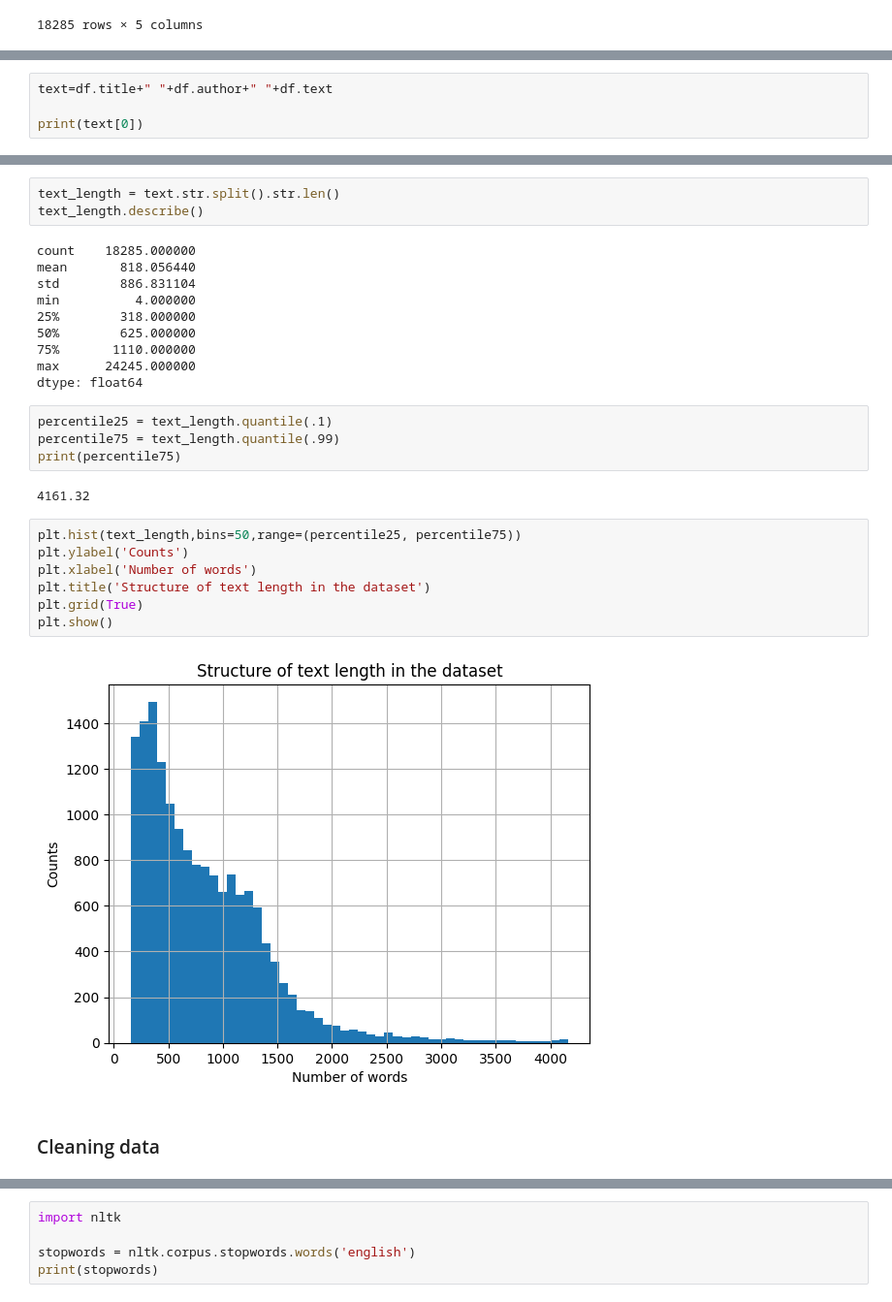
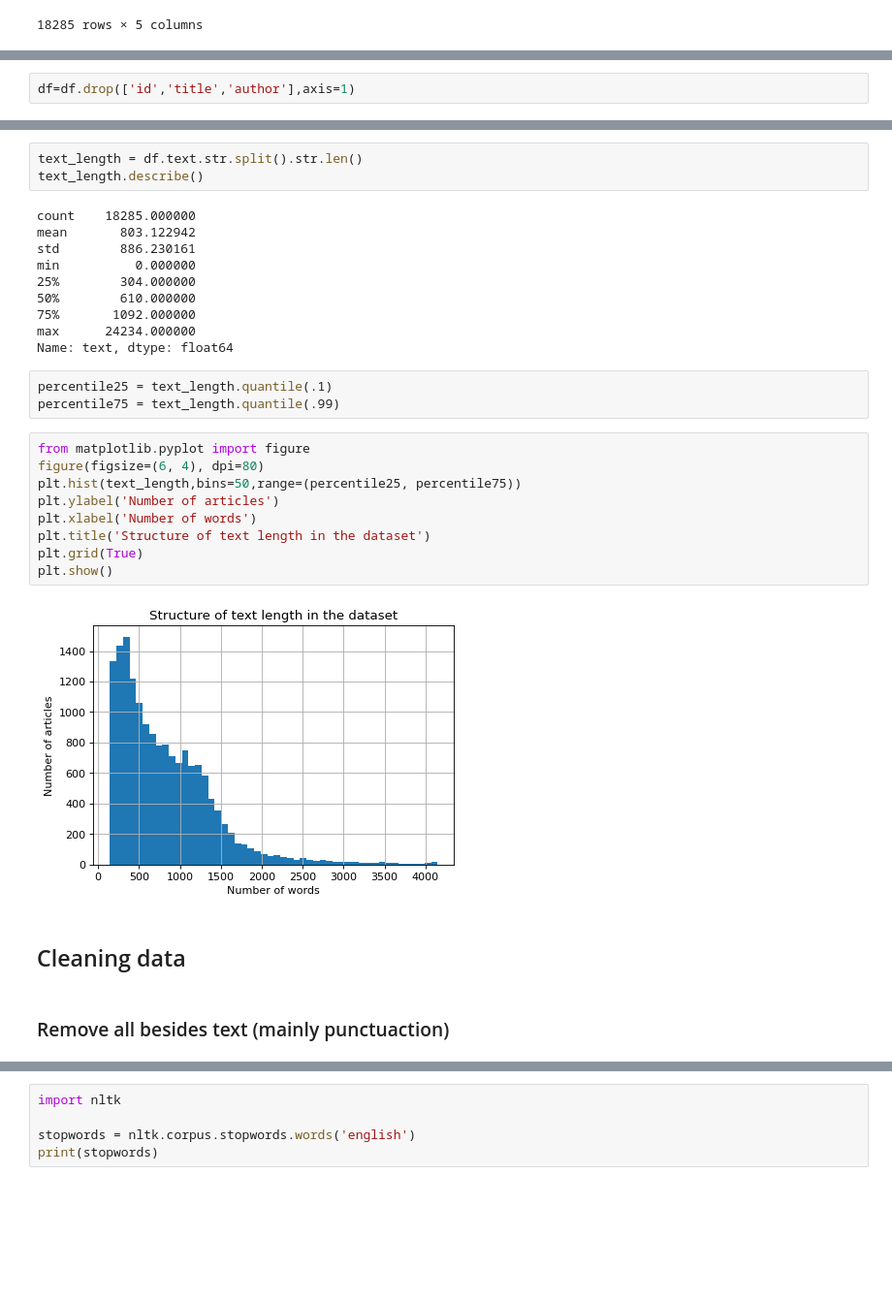
Before and after one commit to norbix123456/Fake-news-detection-jupyter, a Jupyter notebook: Fake_news_detection.ipynb, the cells around one changed output, grey strips where cells are left out. Shown: that part at 97% size. Drawn from its saved outputs; the diff is of its cells as text; blank space fills up the shorter version.

Commit message:
Ended pre-version of cleaning data

```diff
--- a/Fake_news_detection.ipynb
+++ b/Fake_news_detection.ipynb
@@ -43,4 +44,2 @@ Name: label, dtype: int64
 # %%
-text=df.title+" "+df.author+" "+df.text
-
-print(text[0])
+df=df.drop(['id','title','author'],axis=1)
@@ -59,31 +46,32 @@ Darrell is a 30-something graduate of the University of North Carolina who consi
 # %%
-text_length = text.str.split().str.len()
+text_length = df.text.str.split().str.len()
 text_length.describe()
 # %% [output]
 count    18285.000000
-mean       818.056440
-std        886.831104
-min          4.000000
-25%        318.000000
-50%        625.000000
-75%       1110.000000
-max      24245.000000
-dtype: float64
+mean       803.122942
+std        886.230161
+min          0.000000
+25%        304.000000
+50%        610.000000
+75%       1092.000000
+max      24234.000000
+Name: text, dtype: float64
 # %%
 percentile25 = text_length.quantile(.1)
 percentile75 = text_length.quantile(.99)
-print(percentile75)
-# %% [output]
-4161.32
 # %%
+from matplotlib.pyplot import figure
+figure(figsize=(6, 4), dpi=80)
 plt.hist(text_length,bins=50,range=(percentile25, percentile75))
-plt.ylabel('Counts')
+plt.ylabel('Number of articles')
 plt.xlabel('Number of words')
 plt.title('Structure of text length in the dataset')
 plt.grid(True)
 plt.show()
 # %% [output]
-[figure, old version]
+[figure, new version]
 # %% [markdown]
-### Cleaning data
+## Cleaning data
+# %% [markdown]
+### Remove all besides text (mainly punctuaction)
 # %%
```
Also changed, not shown: parts of 12 cells of this notebook.
